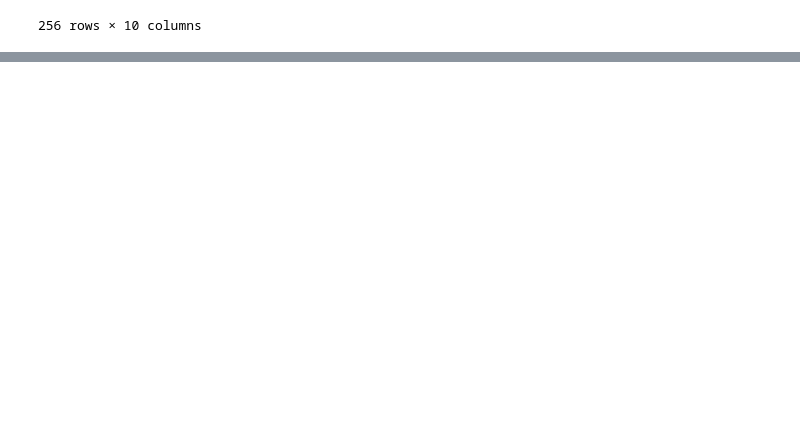
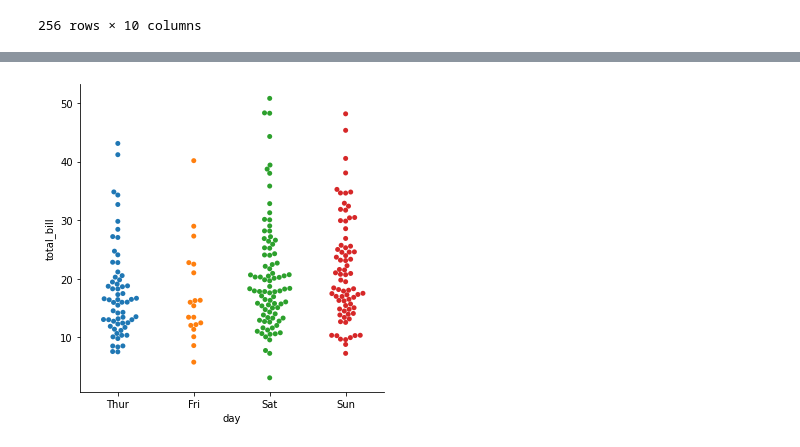
Before and after one commit to gdv/scuole-lincei, a Jupyter notebook: Lincei.ipynb, the cells around one changed output, grey strips where cells are left out. Cells and saved outputs as stored; diff of their text form; code cells hidden in the pictures; blank space fills up the shorter version.

```diff
--- a/Lincei.ipynb
+++ b/Lincei.ipynb
@@ -1037,0 +1046,4 @@ totale
+# %%
+sns.catplot(x="day", y="total_bill", kind="swarm", data=tips);
+# %% [output]
+[figure, added]
```
Also changed, not shown: parts of 16 cells of this notebook.
